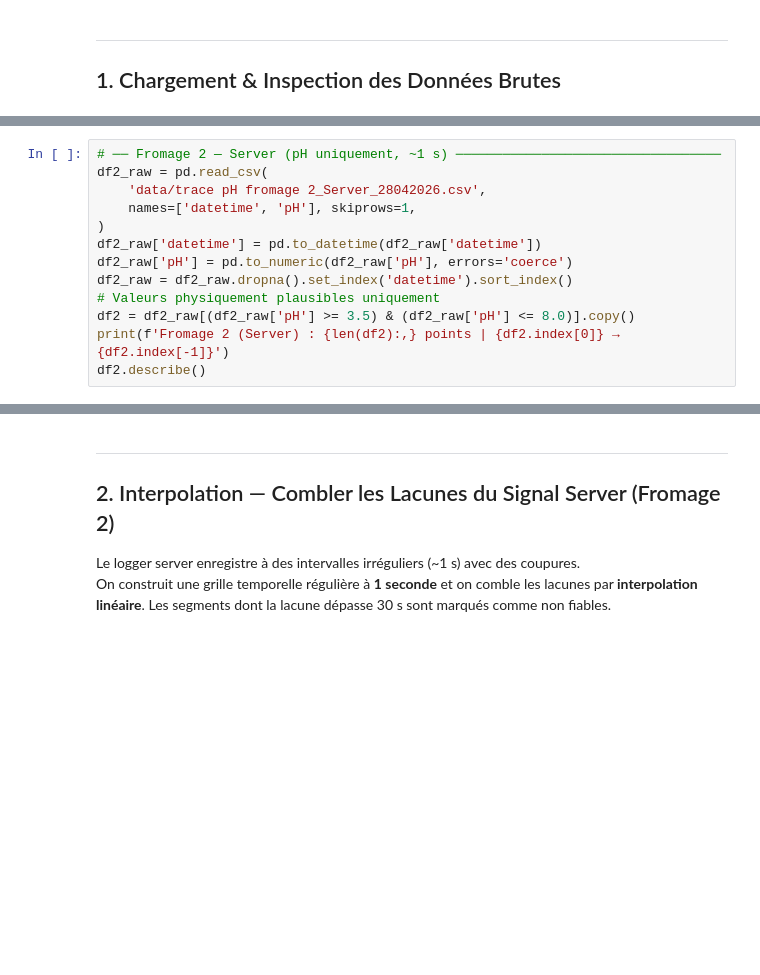
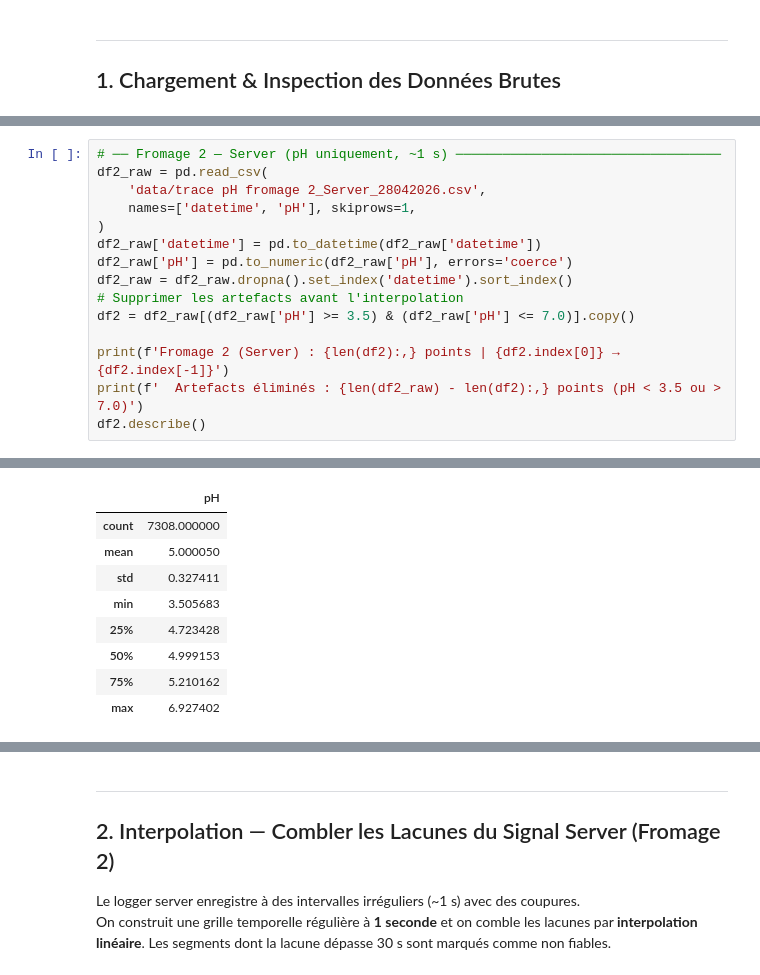
Before and after one commit to samuelemoungang/cheese-acidification-analysis, a Jupyter notebook: acidification_analysis.ipynb, the cells around one changed output, grey strips where cells are left out. Cells and saved outputs as stored; diff of their text form; blank space fills up the shorter version.

```diff
--- a/acidification_analysis.ipynb
+++ b/acidification_analysis.ipynb
@@ -81,7 +101,10 @@ df2_raw = pd.read_csv(
 df2_raw['datetime'] = pd.to_datetime(df2_raw['datetime'])
 df2_raw['pH'] = pd.to_numeric(df2_raw['pH'], errors='coerce')
 df2_raw = df2_raw.dropna().set_index('datetime').sort_index()
-# Valeurs physiquement plausibles uniquement
-df2 = df2_raw[(df2_raw['pH'] >= 3.5) & (df2_raw['pH'] <= 8.0)].copy()
+# Supprimer les artefacts avant l'interpolation
+df2 = df2_raw[(df2_raw['pH'] >= 3.5) & (df2_raw['pH'] <= 7.0)].copy()
+
 print(f'Fromage 2 (Server) : {len(df2):,} points | {df2.index[0]} → {df2.index[-1]}')
+print(f'  Artefacts éliminés : {len(df2_raw) - len(df2):,} points (pH < 3.5 ou > 7.0)')
 df2.describe()
+# %% [output]
@@ -88,2 +113,11 @@ df2.describe()
+|  | pH |
+| count | 7308.000000 |
+| mean | 5.000050 |
+| std | 0.327411 |
+| min | 3.505683 |
+| 25% | 4.723428 |
+| 50% | 4.999153 |
+| 75% | 5.210162 |
+| max | 6.927402 |
 # %%
 # ── Fromage 3 — Hannah (pH + mV + T°C, 1 min) ────────────────────────────────
```
Also changed, not shown: parts of 15 cells of this notebook, 5 other files.
